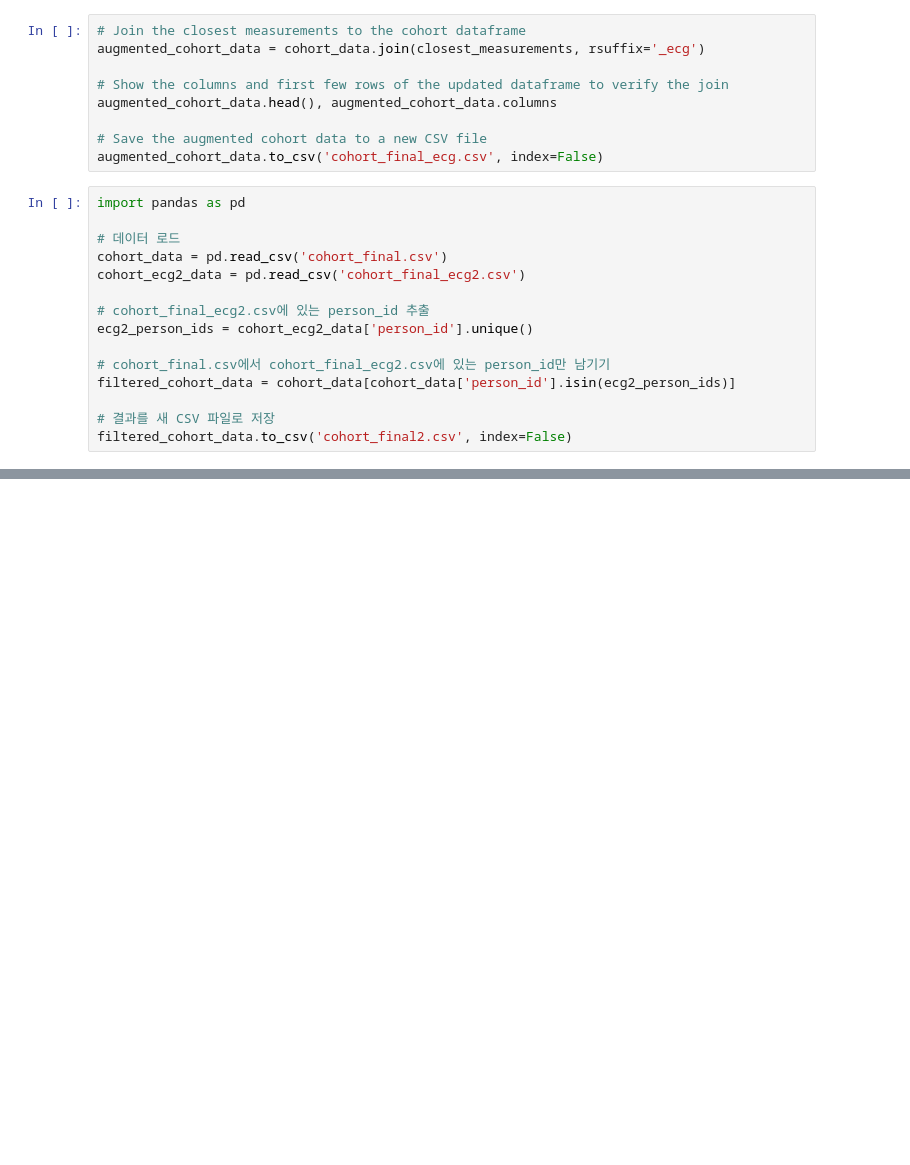
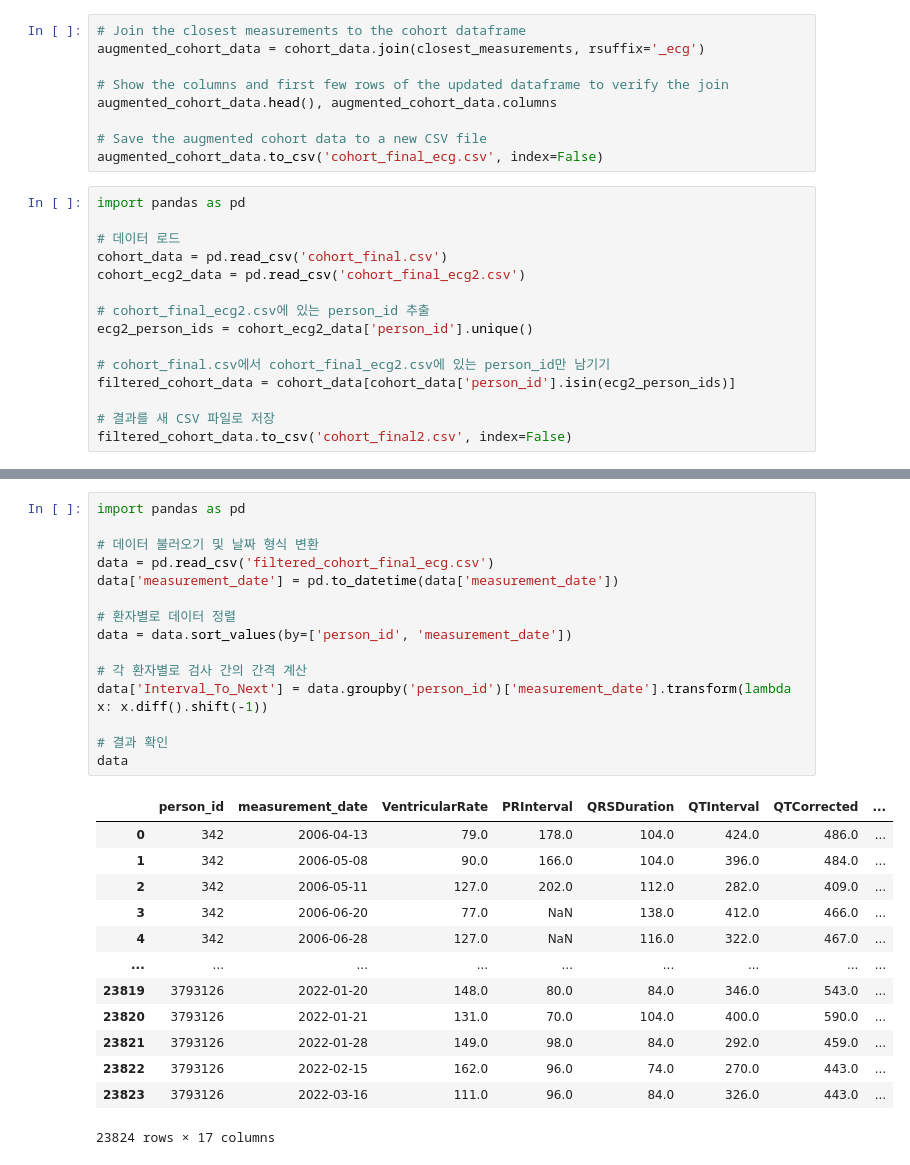
Before and after one commit to devguno/TOF, a Jupyter notebook: 0508.ipynb, the cells around one changed output, grey strips where cells are left out. Saved outputs shown, nothing was run; the diff lists cells and outputs as text; blank space fills up the shorter version.

```diff
--- a/0508.ipynb
+++ b/0508.ipynb
@@ -144,0 +169,29 @@ filtered_cohort_data.to_csv('cohort_final2.csv', index=False)
+# %%
+import pandas as pd
+
+# 데이터 불러오기 및 날짜 형식 변환
+data = pd.read_csv('filtered_cohort_final_ecg.csv')
+data['measurement_date'] = pd.to_datetime(data['measurement_date'])
+
+# 환자별로 데이터 정렬
+data = data.sort_values(by=['person_id', 'measurement_date'])
+
+# 각 환자별로 검사 간의 간격 계산
+data['Interval_To_Next'] = data.groupby('person_id')['measurement_date'].transform(lambda x: x.diff().shift(-1))
+
+# 결과 확인
+data
+# %% [output]
+|  | person_id | measurement_date | VentricularRate | PRInterval | QRSDuration | QTInterval | QTCorrected | ... |
+| 0 | 342 | 2006-04-13 | 79.0 | 178.0 | 104.0 | 424.0 | 486.0 | ... |
+| 1 | 342 | 2006-05-08 | 90.0 | 166.0 | 104.0 | 396.0 | 484.0 | ... |
+| 2 | 342 | 2006-05-11 | 127.0 | 202.0 | 112.0 | 282.0 | 409.0 | ... |
+| 3 | 342 | 2006-06-20 | 77.0 | NaN | 138.0 | 412.0 | 466.0 | ... |
+| 4 | 342 | 2006-06-28 | 127.0 | NaN | 116.0 | 322.0 | 467.0 | ... |
+| ... | ... | ... | ... | ... | ... | ... | ... | ... |
+| 23819 | 3793126 | 2022-01-20 | 148.0 | 80.0 | 84.0 | 346.0 | 543.0 | ... |
+| 23820 | 3793126 | 2022-01-21 | 131.0 | 70.0 | 104.0 | 400.0 | 590.0 | ... |
+| 23821 | 3793126 | 2022-01-28 | 149.0 | 98.0 | 84.0 | 292.0 | 459.0 | ... |
+| 23822 | 3793126 | 2022-02-15 | 162.0 | 96.0 | 74.0 | 270.0 | 443.0 | ... |
+| 23823 | 3793126 | 2022-03-16 | 111.0 | 96.0 | 84.0 | 326.0 | 443.0 | ... |
+23824 rows × 17 columns
```
Also changed, not shown: parts of 6 cells of this notebook.
